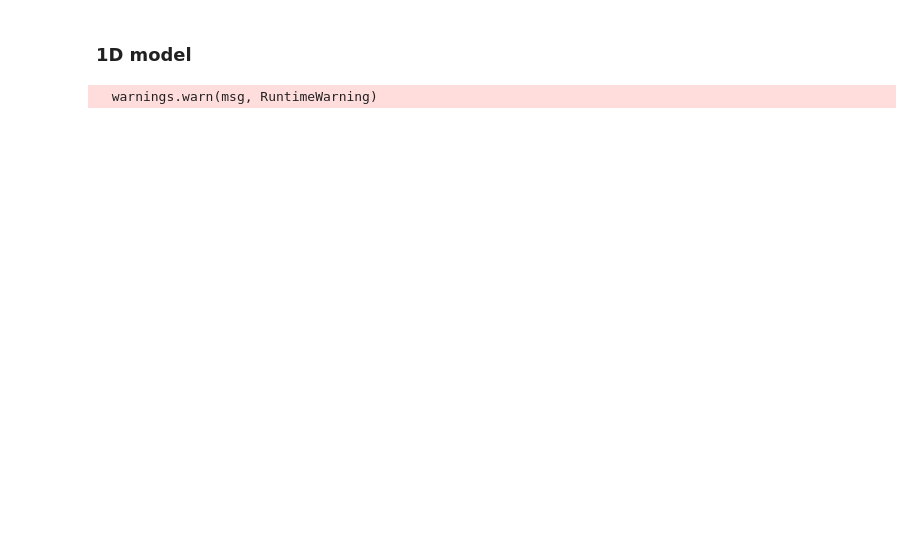
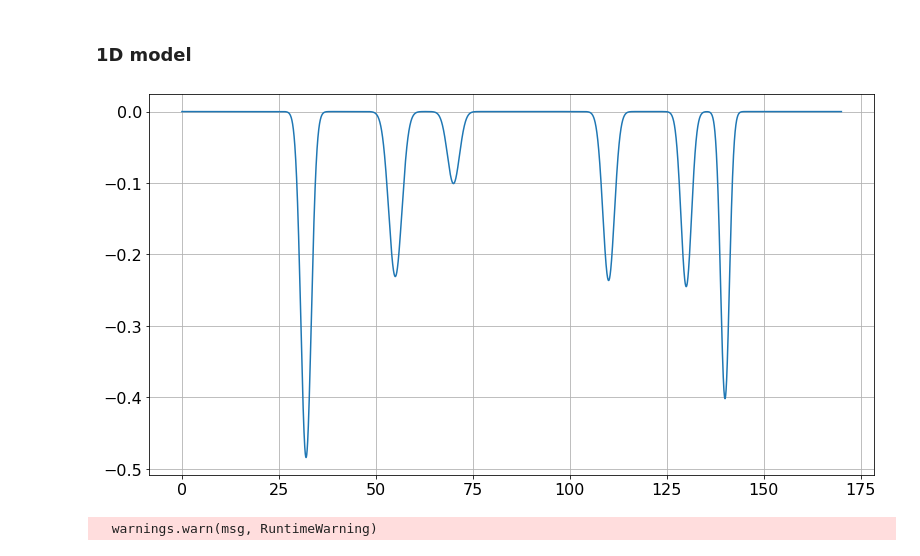
Before and after one commit to mpudig/HonoursThesis, a Jupyter notebook: Figure_code/Fig13.ipynb, the cells around one changed output. Cells and saved outputs as stored; diff of their text form; code cells hidden in the pictures; blank space fills up the shorter version.

```diff
--- a/Figure_code/Fig13.ipynb
+++ b/Figure_code/Fig13.ipynb
@@ -27,9 +27,8 @@ mu = 1/(5 * 365 * 86400)
 T_0 = 22.0 # Top temperature for initial condition
 T_b = 5.0 # Bottom temperature for initial condition (this warms up a bit during runs because of the no-flux at bottom condition)
 
-decrease_dz_factor = 1
-dt = decrease_dz_factor**2 * 10.0 * 86400 # units: s; decrease_dz_factor**2 in order to ensure numerical stability
-dz = decrease_dz_factor * 5.0 # units: m
+dt = 10.0 * 86400 # units: s; decrease_dz_factor**2 in order to ensure numerical stability
+dz = 5.0 # units: m
 
 z = np.linspace(0.0, z_b, int(z_b / dz) + 1) # Depth at top/bottom of grid cell
 z_t = (z[1:] + z[:-1]) / 2 # Depth at the middle of grid cell
@@ -196,12 +195,22 @@ def normal(t, mu_year, sigma_year):
     sigma = sigma_year * 360
     return 1 / (np.sqrt(2 * np.pi * sigma**2)) * np.exp(- ((t - mu)/(sigma)) ** 2)
 
-T0_volc_var = (-2000*normal(t, 32, 1.5) \
-                        - 1000*normal(t, 55, 1.5) \
-                        - 300*normal(t, 70, 1.) \
-                        - 1200*normal(t, 110, 1.5) \
-                        - 500*normal(t, 130, 1.0) \
-                        - 2000*normal(t, 140, 1.5))
+# volcanic_factor = 2/5 # To scale the 5 x volcanic forcing, e.g., 0.2 --> 1 x volcanic forcing
+# T0_volc_var = volcanic_factor * (-2000*normal(t, 32, 1.5) \
+#                         - 1000*normal(t, 55, 1.5) \
+#                         - 300*normal(t, 70, 1.) \
+#                         - 1200*normal(t, 110, 1.5) \
+#                         - 500*normal(t, 130, 1.0) \
+#                         - 2000*normal(t, 140, 1.5))
+# Q_volc_var = 8 * T0_volc_var
+
+T0_volc_var = -830*normal(t, 32, 1.9) \
+                        - 500*normal(t, 55, 2.4) \
+                        - 200*normal(t, 70, 2.2) \
+                        - 448*normal(t, 110, 2.1) \
+                        - 420*normal(t, 130, 1.9) \
+                        - 580*normal(t, 140, 1.6)
+
 Q_volc_var = 8 * T0_volc_var
 
 
@@ -231,6 +240,24 @@ def eqn(mu, kappa):
     equation = T_b_final - T_b - 2 * np.exp(np.sqrt(mu / kappa) * z_b) * c_1 - np.sqrt(kappa / mu) * (T_0 - T_b) / (z_m - z_b)
 
     return equation
+# %%
+T0_volc_var = -830*normal(t, 32, 1.9) \
+                        - 500*normal(t, 55, 2.4) \
+                        - 200*normal(t, 70, 2.2) \
+                        - 448*normal(t, 110, 2.1) \
+                        - 420*normal(t, 130, 1.9) \
+                        - 580*normal(t, 140, 1.6)
+
+Q_volc_var = 8 * T0_volc_var
+
+plt.figure(figsize=(13,7))
+plt.plot(t/360,T0_volc_var)
+plt.grid()
+plt.xticks(fontsize=16)
+plt.yticks(fontsize=16)
+plt.show()
+# %% [output]
+[figure, added]
 # %%
 ### Run volcanic experiments for different kappas ###
 
```
Also changed, not shown: parts of 12 cells of this notebook, 12 other files.
